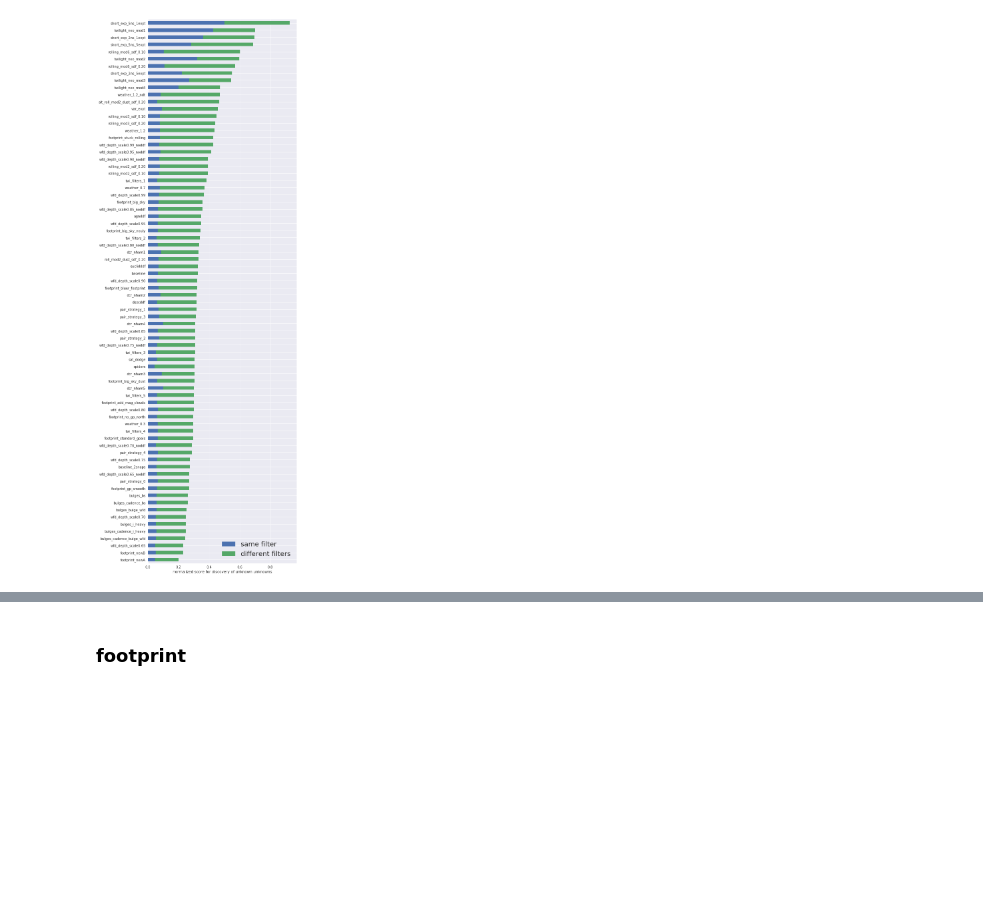
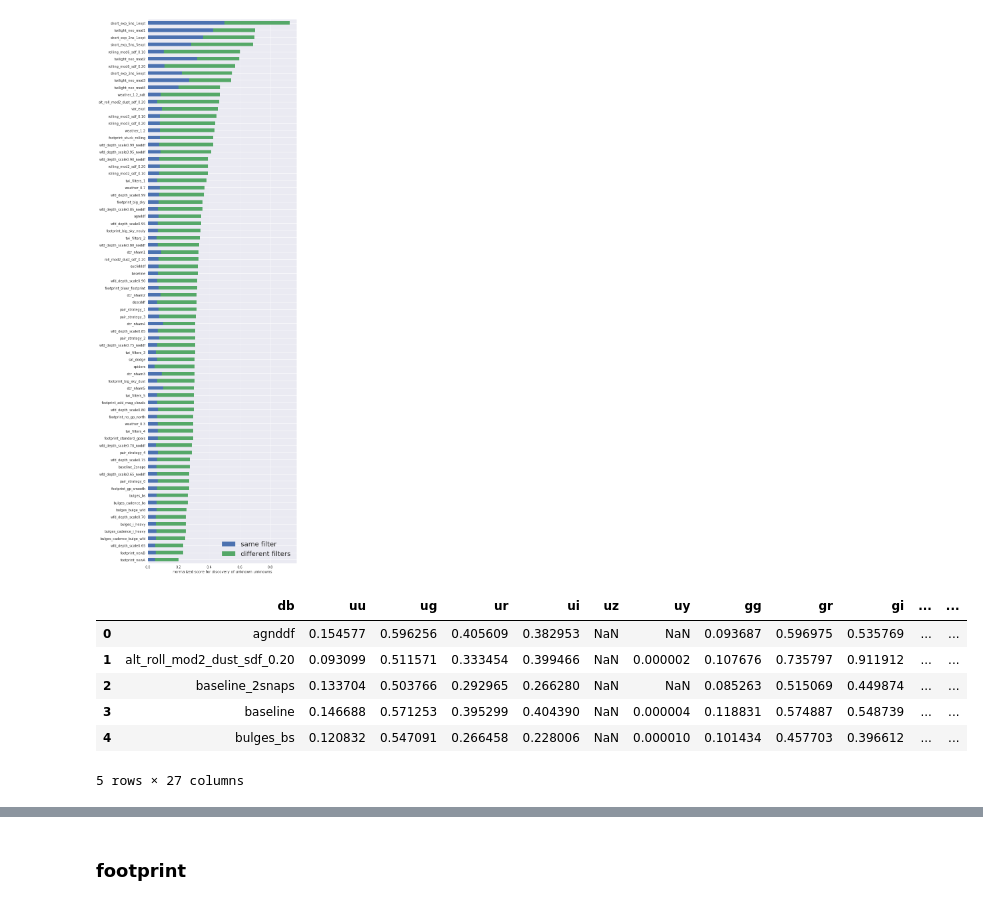
Before and after one commit to fedhere/LSSTunknowns, a Jupyter notebook: code/plot_barh_FoM.ipynb, the cells around one changed output, grey strips where cells are left out. Cells and saved outputs as stored; diff of their text form; code cells hidden in the pictures; blank space fills up the shorter version.

```diff
--- a/code/plot_barh_FoM.ipynb
+++ b/code/plot_barh_FoM.ipynb
@@ -96,3 +106,13 @@ Text(0, 0.5, '')
+# %%
+df_new.head()
+# %% [output]
+|  | db | uu | ug | ur | ui | uz | uy | gg | gr | gi | ... | ... |
+| 0 | agnddf | 0.154577 | 0.596256 | 0.405609 | 0.382953 | NaN | NaN | 0.093687 | 0.596975 | 0.535769 | ... | ... |
+| 1 | alt_roll_mod2_dust_sdf_0.20 | 0.093099 | 0.511571 | 0.333454 | 0.399466 | NaN | 0.000002 | 0.107676 | 0.735797 | 0.911912 | ... | ... |
+| 2 | baseline_2snaps | 0.133704 | 0.503766 | 0.292965 | 0.266280 | NaN | NaN | 0.085263 | 0.515069 | 0.449874 | ... | ... |
+| 3 | baseline | 0.146688 | 0.571253 | 0.395299 | 0.404390 | NaN | 0.000004 | 0.118831 | 0.574887 | 0.548739 | ... | ... |
+| 4 | bulges_bs | 0.120832 | 0.547091 | 0.266458 | 0.228006 | NaN | 0.000010 | 0.101434 | 0.457703 | 0.396612 | ... | ... |
+5 rows × 27 columns
 # %%
 # tgaps FOM for same filter pair
 df_ = df_new.set_index('db')
```
Also changed, not shown: parts of 11 cells of this notebook.
